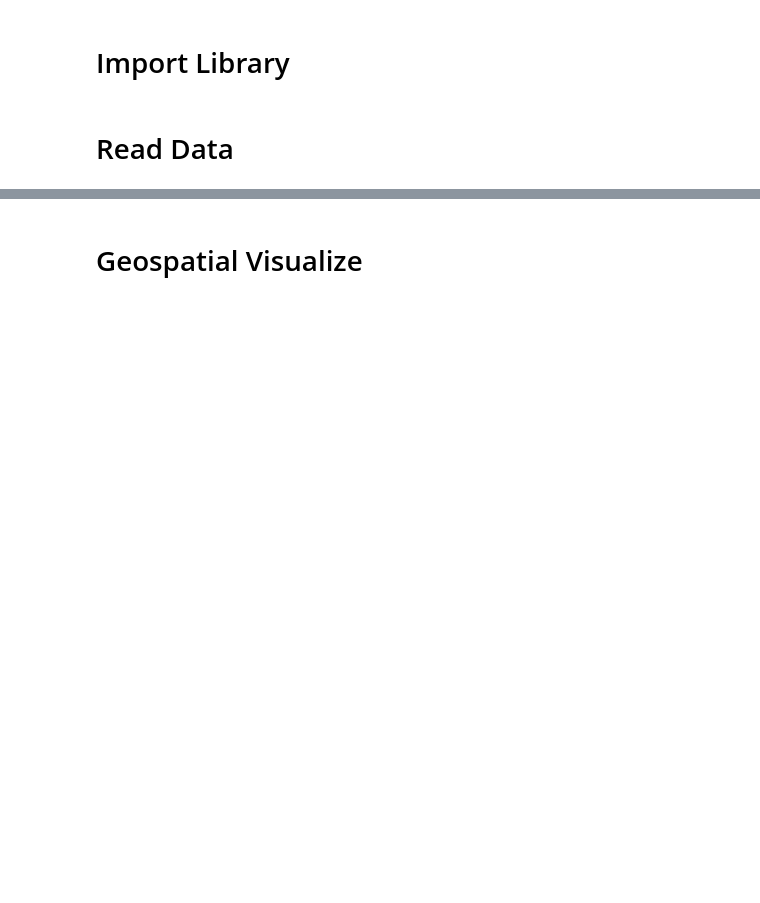
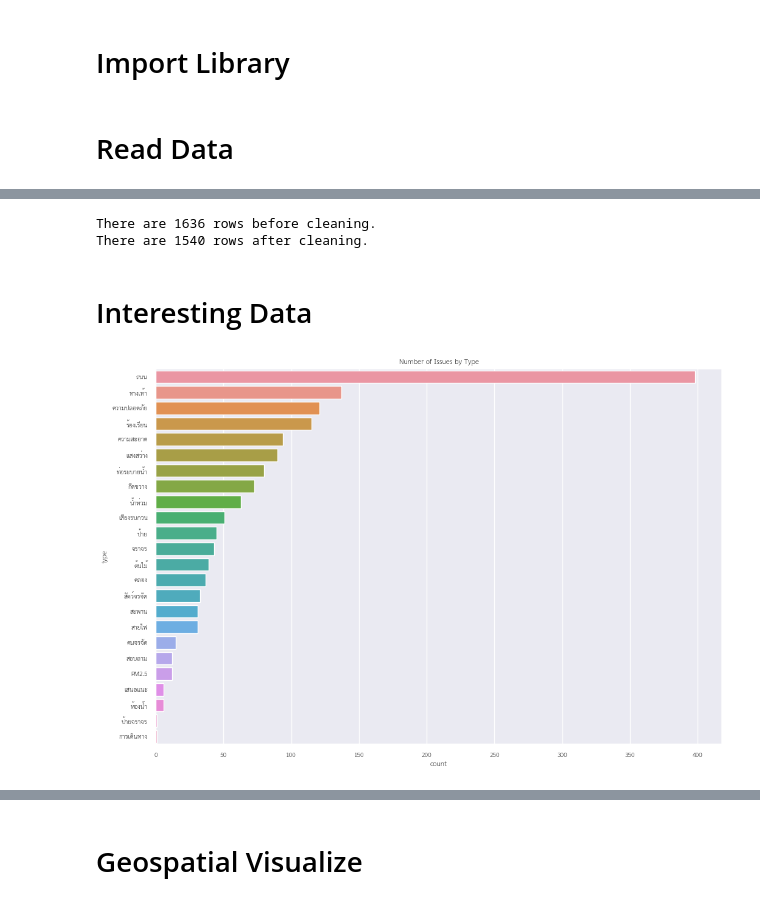
Before and after one commit to Bhuribhat/Traffy-Clustering, a Jupyter notebook: main.ipynb, the cells around one changed output, grey strips where cells are left out. Saved outputs shown, nothing was run; the diff lists cells and outputs as text; code cells hidden in the pictures; blank space fills up the shorter version.

```diff
--- a/main.ipynb
+++ b/main.ipynb
@@ -29,0 +48,7 @@ df.head()
+# %%
+# แยก type ในแต่ละแถวเป็น list
+df['type'] = df['type'].apply(lambda x: x.strip('{}').split(','))
+
+# เพิ่ม column ใหม่เพื่อนับจำนวนปัญหาในแต่ละ type
+df['type_count'] = df['type'].apply(lambda x: len(x))
+df.head()
@@ -29,0 +62,5 @@ df.head()
+# %%
+# แตก list ของ type ออกมาเป็นแถวๆ
+df_exploded = df.explode('type')
+df_exploded.drop('type_count', axis=1, inplace=True)
+df_exploded.head()
@@ -29,0 +94,3 @@ df.head()
+# %%
+# convert coord column to float
+df_exploded = df_exploded.astype({"latitude": float, "longitude": float})
@@ -29,0 +112,36 @@ df.head()
+# %%
+print(f"There are {df_exploded.shape[0]} rows before cleaning.")
+
+# clean empty string
+df_exploded['type'] = df_exploded['type'].str.strip()
+df_exploded.drop(df_exploded[df_exploded['type'] == ''].index, inplace=True)
+print(f"There are {df_exploded.shape[0]} rows after cleaning.")
+# %% [output]
+There are 1636 rows before cleaning.
+There are 1540 rows after cleaning.
+# %% [markdown]
+# Interesting Data
+# %%
+import matplotlib.font_manager as fm
+
+# create a new font with Thai support
+font_path = 'THSarabunChula-Regular.ttf'
+font_prop = fm.FontProperties(fname=font_path)
+
+# set the font as the default for Matplotlib
+plt.rcParams['font.family'] = font_prop.get_name()
+
+# set font
+plt.rcParams['xtick.labelsize'] = 15
+plt.rcParams['ytick.labelsize'] = 15
+
+# df_exploded['type'].value_counts()
+type_list = df_exploded['type'].value_counts().index
+sns.set(rc={'figure.figsize': (12, 8)})
+sns.set(font=fm.FontProperties(fname=font_path).get_name())
+
+sns.countplot(y='type', data=df_exploded, order=type_list)
+plt.title('Number of Issues by Type')
+plt.show()
+# %% [output]
+[figure, added]
```
Also changed, not shown: parts of 21 cells of this notebook.
